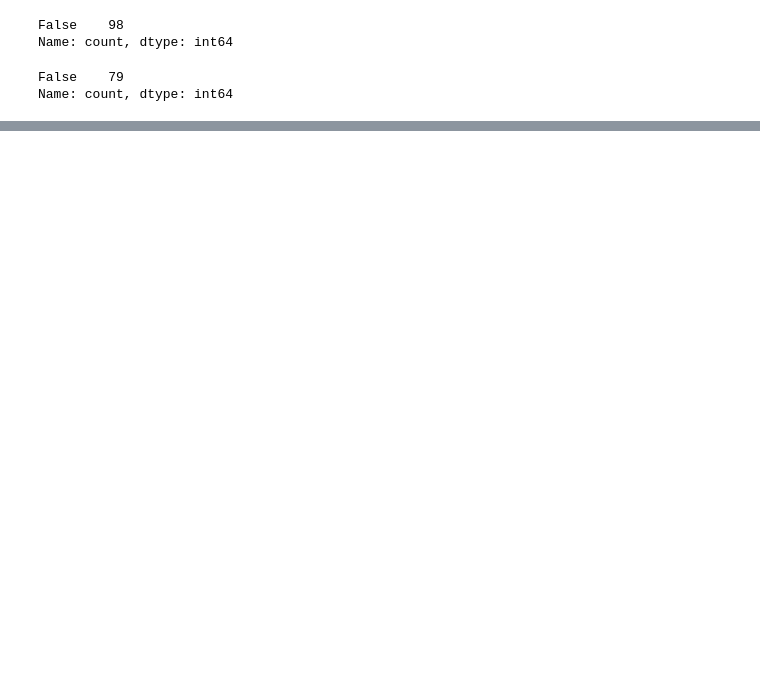
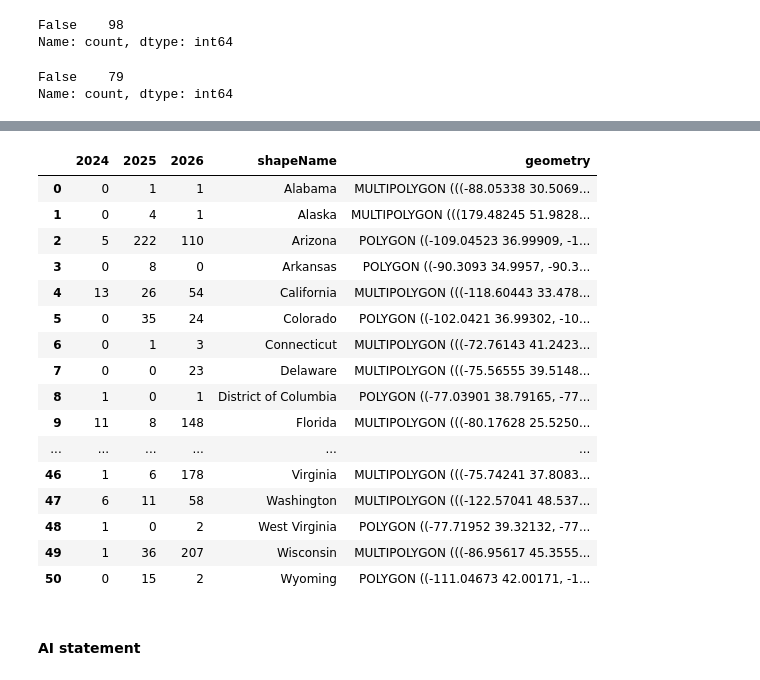
Before and after one commit to arhorton/geog592-arhorton, a Jupyter notebook: homework/week07/arhorton-hw08.ipynb, the cells around one changed output, grey strips where cells are left out. Cells and saved outputs as stored; diff of their text form; code cells hidden in the pictures; blank space fills up the shorter version.

```diff
--- a/homework/week07/arhorton-hw08.ipynb
+++ b/homework/week07/arhorton-hw08.ipynb
@@ -201,0 +273,12 @@ ward_five
+# %%
+### loading in the data
+
+## data cleaning - it was slightly messy
+measles = gpd.read_file("MeaslesCasesMap.csv")
+measles.columns = ["2024", "2025", "2026", "x", "shapeName"]
+measles = measles.drop(columns = ["x"])
+measles.drop(index = 0, inplace = True)
+
+## loading in my second datatset
+states = gpd.read_file("state_boundaries.geojson")
+states = states[["shapeName", "geometry"]]
@@ -201,0 +303,22 @@ ward_five
+# %%
+## creating a table join
+measles_states = measles.merge(states, how = "inner")
+measles_states
+# %% [output]
+|  | 2024 | 2025 | 2026 | shapeName | geometry |
+| 0 | 0 | 1 | 1 | Alabama | MULTIPOLYGON (((-88.05338 30.5069... |
+| 1 | 0 | 4 | 1 | Alaska | MULTIPOLYGON (((179.48245 51.9828... |
+| 2 | 5 | 222 | 110 | Arizona | POLYGON ((-109.04523 36.99909, -1... |
+| 3 | 0 | 8 | 0 | Arkansas | POLYGON ((-90.3093 34.9957, -90.3... |
+| 4 | 13 | 26 | 54 | California | MULTIPOLYGON (((-118.60443 33.478... |
+| 5 | 0 | 35 | 24 | Colorado | POLYGON ((-102.0421 36.99302, -10... |
+| 6 | 0 | 1 | 3 | Connecticut | MULTIPOLYGON (((-72.76143 41.2423... |
+| 7 | 0 | 0 | 23 | Delaware | MULTIPOLYGON (((-75.56555 39.5148... |
+| 8 | 1 | 0 | 1 | District of Columbia | POLYGON ((-77.03901 38.79165, -77... |
+| 9 | 11 | 8 | 148 | Florida | MULTIPOLYGON (((-80.17628 25.5250... |
+| ... | ... | ... | ... | ... | ... |
+| 46 | 1 | 6 | 178 | Virginia | MULTIPOLYGON (((-75.74241 37.8083... |
+| 47 | 6 | 11 | 58 | Washington | MULTIPOLYGON (((-122.57041 48.537... |
+| 48 | 1 | 0 | 2 | West Virginia | POLYGON ((-77.71952 39.32132, -77... |
+| 49 | 1 | 36 | 207 | Wisconsin | MULTIPOLYGON (((-86.95617 45.3555... |
+| 50 | 0 | 15 | 2 | Wyoming | POLYGON ((-111.04673 42.00171, -1... |
@@ -201,0 +328,2 @@ ward_five
+# %% [markdown]
+#### AI statement
```
Also changed, not shown: parts of 29 cells of this notebook, 6 other files.
